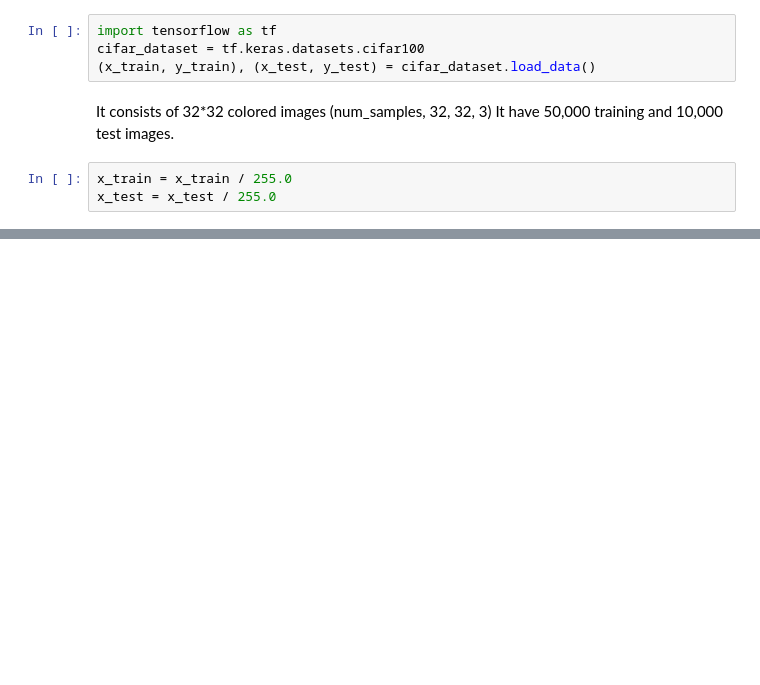
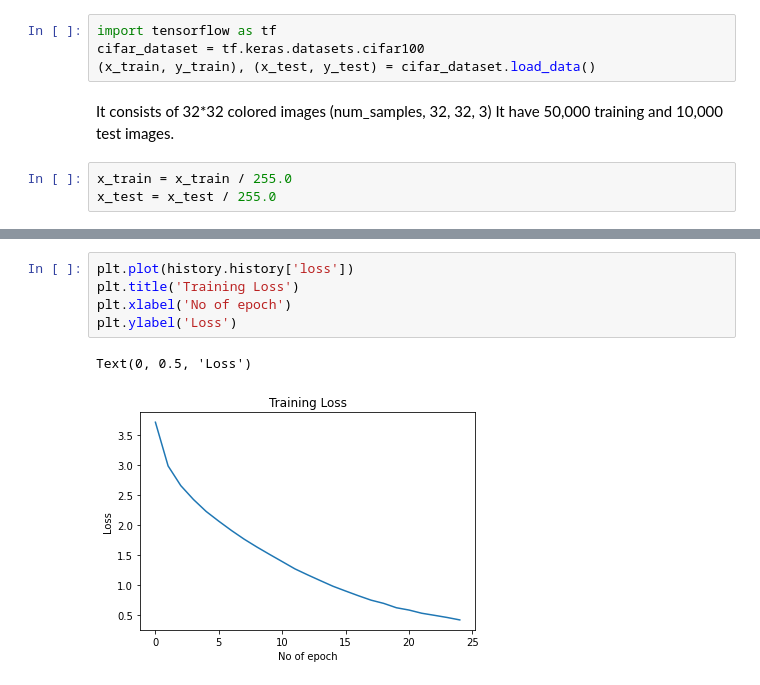
Before and after one commit to ayushsahu1999/100-days-of-ml, a Jupyter notebook: CIFAR100.ipynb, the cells around one changed output, grey strips where cells are left out. Saved outputs shown, nothing was run; the diff lists cells and outputs as text; blank space fills up the shorter version.

```diff
--- a/CIFAR100.ipynb
+++ b/CIFAR100.ipynb
@@ -76,0 +86,8 @@ model.evaluate(x_test, y_test)
+# %%
+plt.plot(history.history['loss'])
+plt.title('Training Loss')
+plt.xlabel('No of epoch')
+plt.ylabel('Loss')
+# %% [output]
+Text(0, 0.5, 'Loss')
+[figure, added]
```
Also changed, not shown: parts of 12 cells of this notebook.
